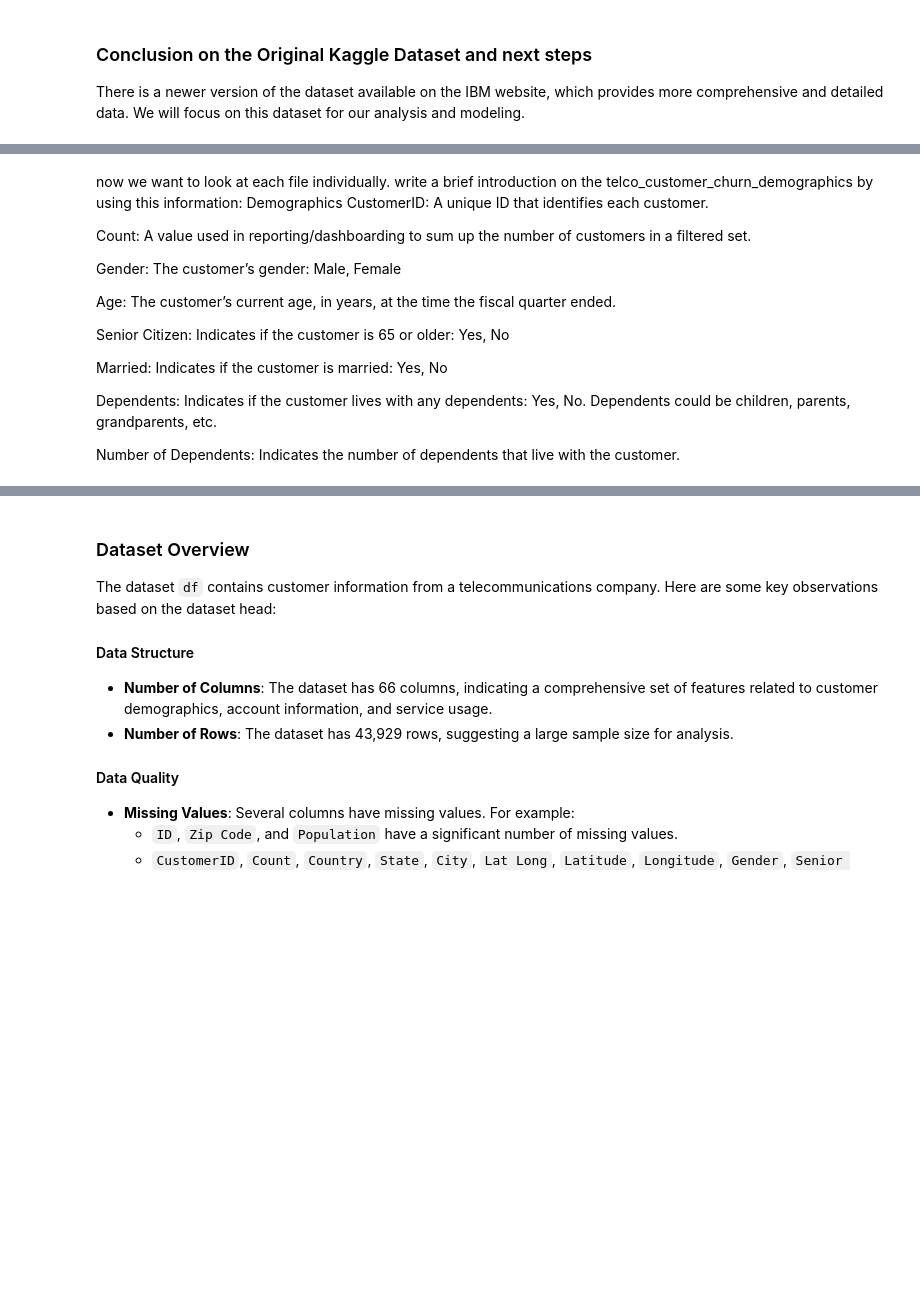
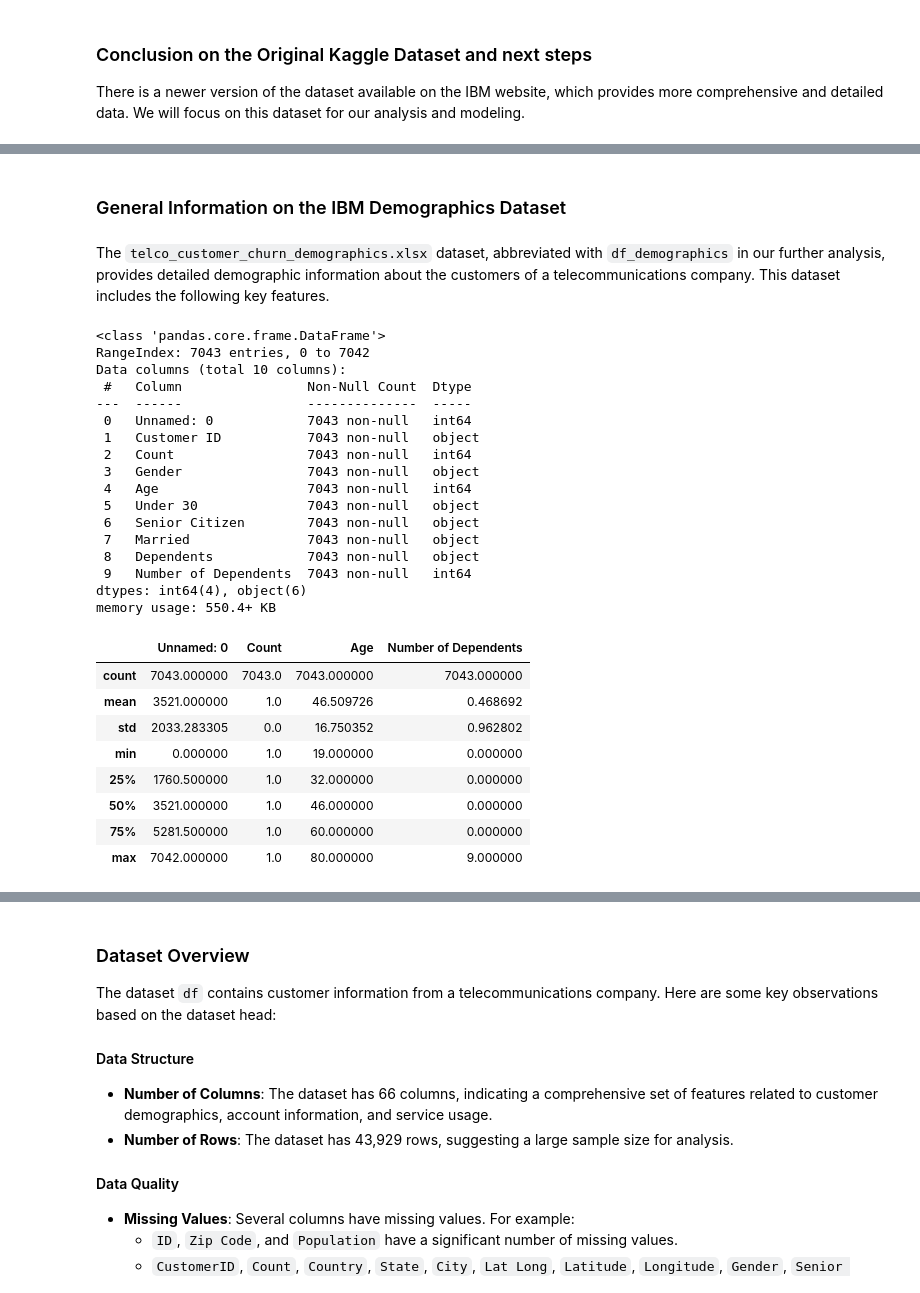
Before and after one commit to eelisee/telco-customer-churn, a Jupyter notebook: 3_preprocessing/preprocessing.ipynb, the cells around one changed output, grey strips where cells are left out. Cells and saved outputs as stored; diff of their text form; code cells hidden in the pictures; blank space fills up the shorter version.

```diff
--- a/3_preprocessing/preprocessing.ipynb
+++ b/3_preprocessing/preprocessing.ipynb
@@ -212,17 +203,37 @@ Number of Dependents: Indicates the number of dependents that live with the cust
-# %% [markdown]
-now we want to look at each file individually. write a brief introduction on the telco_customer_churn_demographics by using this information: Demographics
-CustomerID: A unique ID that identifies each customer.
-
-Count: A value used in reporting/dashboarding to sum up the number of customers in a filtered set.
-
-Gender: The customer’s gender: Male, Female
-
-Age: The customer’s current age, in years, at the time the fiscal quarter ended.
-
-Senior Citizen: Indicates if the customer is 65 or older: Yes, No
-
-Married: Indicates if the customer is married: Yes, No
-
-Dependents: Indicates if the customer lives with any dependents: Yes, No. Dependents could be children, parents, grandparents, etc.
-
-Number of Dependents: Indicates the number of dependents that live with the customer.
+# %% [markdown]
+### General Information on the IBM Demographics Dataset
+# %% [markdown]
+The `telco_customer_churn_demographics.xlsx` dataset, abbreviated with `df_demographics` in our further analysis, provides detailed demographic information about the customers of a telecommunications company. This dataset includes the following key features.
+# %%
+# Display a concise summary of the demographics DataFrame
+df_demographics.info()
+
+# Get statistical summaries of the numerical columns in the demographics DataFrame
+df_demographics.describe()
+# %% [output]
+<class 'pandas.core.frame.DataFrame'>
+RangeIndex: 7043 entries, 0 to 7042
+Data columns (total 10 columns):
+ #   Column                Non-Null Count  Dtype
+---  ------                --------------  -----
+ 0   Unnamed: 0            7043 non-null   int64
+ 1   Customer ID           7043 non-null   object
+ 2   Count                 7043 non-null   int64
+ 3   Gender                7043 non-null   object
+ 4   Age                   7043 non-null   int64
+ 5   Under 30              7043 non-null   object
+ 6   Senior Citizen        7043 non-null   object
+ 7   Married               7043 non-null   object
+ 8   Dependents            7043 non-null   object
+ 9   Number of Dependents  7043 non-null   int64
+dtypes: int64(4), object(6)
+memory usage: 550.4+ KB
+|  | Unnamed: 0 | Count | Age | Number of Dependents |
+| count | 7043.000000 | 7043.0 | 7043.000000 | 7043.000000 |
+| mean | 3521.000000 | 1.0 | 46.509726 | 0.468692 |
+| std | 2033.283305 | 0.0 | 16.750352 | 0.962802 |
+| min | 0.000000 | 1.0 | 19.000000 | 0.000000 |
+| 25% | 1760.500000 | 1.0 | 32.000000 | 0.000000 |
+| 50% | 3521.000000 | 1.0 | 46.000000 | 0.000000 |
+| 75% | 5281.500000 | 1.0 | 60.000000 | 0.000000 |
+| max | 7042.000000 | 1.0 | 80.000000 | 9.000000 |
```
Also changed, not shown: parts of 19 cells of this notebook, 4 other files.
